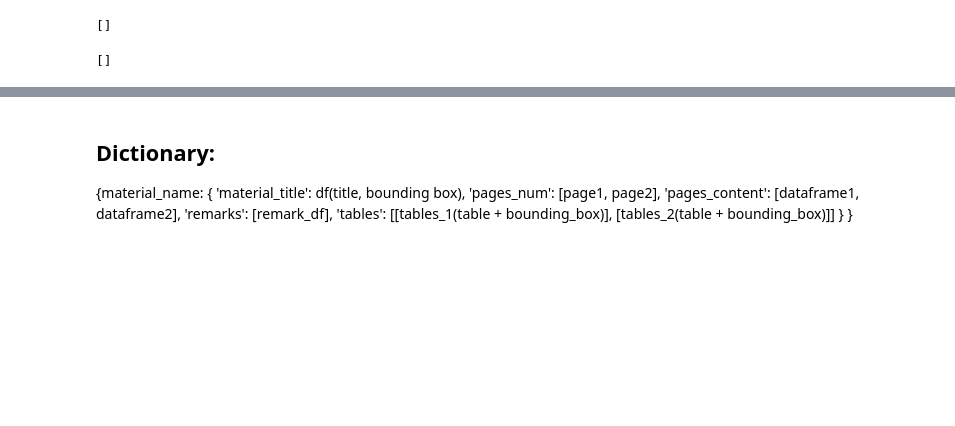
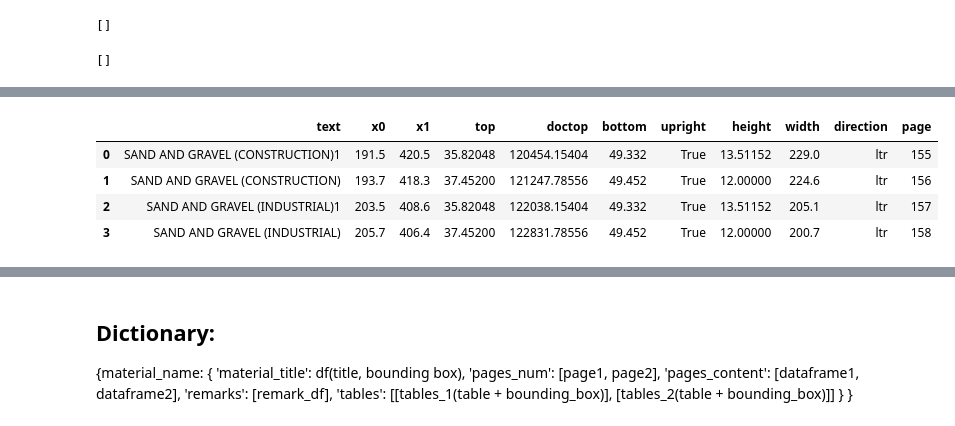
Before and after one commit to Yassmine2020/MaterialRisksSimulation, a Jupyter notebook: test_usgs/main.ipynb, the cells around one changed output, grey strips where cells are left out. Drawn from its saved outputs; the diff is of its cells as text; code cells hidden in the pictures; blank space fills up the shorter version.

```diff
--- a/test_usgs/main.ipynb
+++ b/test_usgs/main.ipynb
@@ -232,10 +0,0 @@ def extract_largest_text(pdf_path, page):
-# %%
-def match_element_in_text(materials, title):
-    """
-    Match the material to the titles
-    """
-    title = title.lower()  # Convert text to lowercase for case-insensitive matching
-    for material in materials:
-        if re.search(re.escape(material.lower()), title):
-            return material
-    return None
@@ -445,9 +45,0 @@ NameError: name 'complexe_df' is not defined
-# %%
-materials_list = ['Abrasives',
- 'Fluorspar',
- 'Mercury',
- 'Silicon',
- 'Aluminum',
- 'Gallium',
- 'Mica',
-'Silver',]
@@ -458,3 +66,6 @@ True
 # %%
 with open('json_files\materials_list.json', 'w') as json_file:
     json.dump(materials_list, json_file)
+# %%
+with open('json_files/materials_list.json', 'r') as json_file:
+    materials_list = json.load(json_file)
@@ -484,21 +119,0 @@ with open('json_files\materials_list.json', 'w') as json_file:
-# %%
-# Ouvrir le PDF
-elements = materials_list
-
-with pdfplumber.open(pdf_path) as pdf:
-    # Dictionnaire pour stocker les pages correspondant à chaque élément
-    pdf_sections = {material: {'title': '', 'pages': []} for material in materials_list}
-
-    # Parcourir chaque page du PDF
-    for i in range(33, 209):
-
-        # page = pdf.pages[i]
-        largest_text = extract_largest_text(pdf_path, i)['text'].to_list()
-
-        print(f'▶️ Largest_text: {largest_text}')
-
-        for text in largest_text:
-            matched_element = match_element_in_text(materials_list, text)
-            if matched_element:
-                pdf_sections[matched_element]['title'] = extract_largest_text(pdf_path, i)
-                pdf_sections[matched_element]['pages'].append(i + 1)
@@ -590,0 +147,8 @@ Data saved to json_files/pdf_restric.json
+# %%
+pdf_sections['Sand and Gravel']['title']
+# %% [output]
+|  | text | x0 | x1 | top | doctop | bottom | upright | height | width | direction | page |
+| 0 | SAND AND GRAVEL (CONSTRUCTION)1 | 191.5 | 420.5 | 35.82048 | 120454.15404 | 49.332 | True | 13.51152 | 229.0 | ltr | 155 |
+| 1 | SAND AND GRAVEL (CONSTRUCTION) | 193.7 | 418.3 | 37.45200 | 121247.78556 | 49.452 | True | 12.00000 | 224.6 | ltr | 156 |
+| 2 | SAND AND GRAVEL (INDUSTRIAL)1 | 203.5 | 408.6 | 35.82048 | 122038.15404 | 49.332 | True | 13.51152 | 205.1 | ltr | 157 |
+| 3 | SAND AND GRAVEL (INDUSTRIAL) | 205.7 | 406.4 | 37.45200 | 122831.78556 | 49.452 | True | 12.00000 | 200.7 | ltr | 158 |
```
Also changed, not shown: parts of 83 cells of this notebook, 11 other files.
